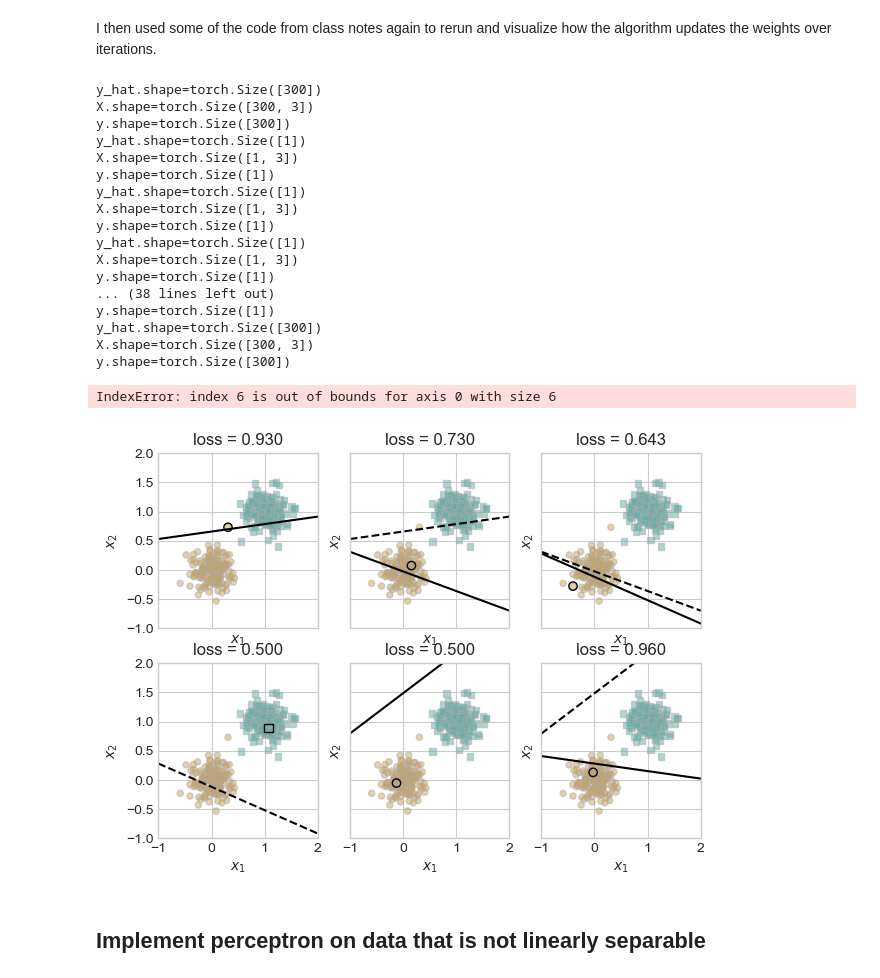
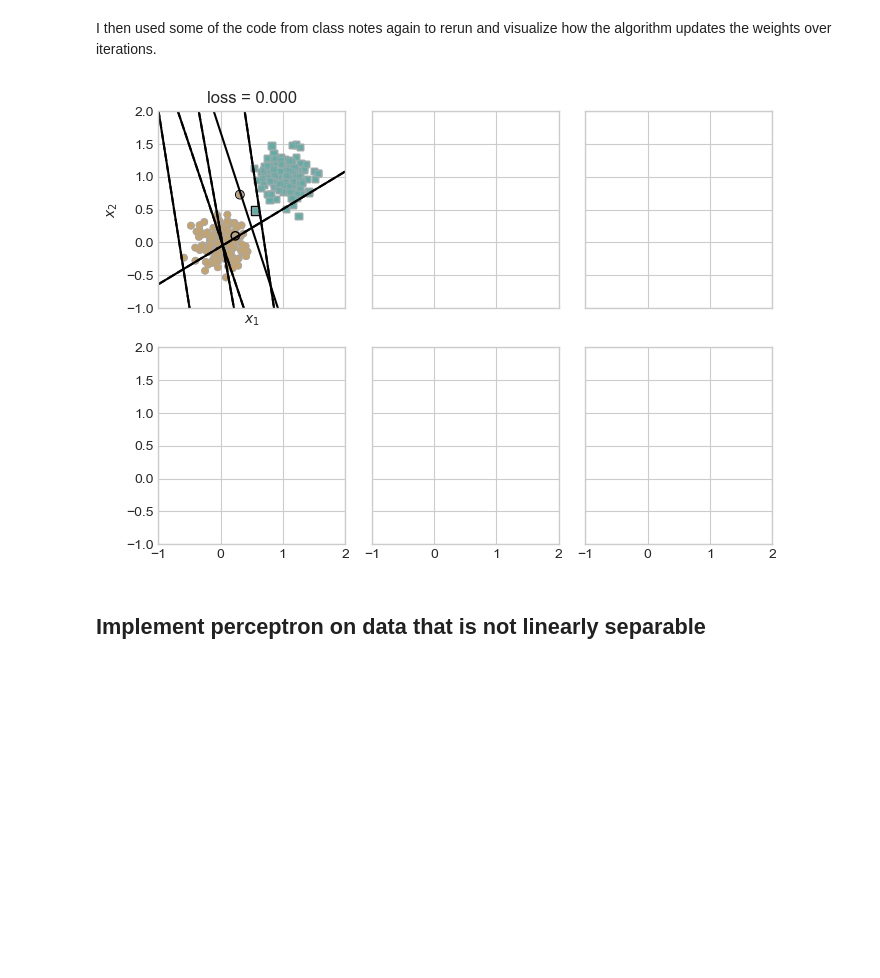
Before and after one commit to lfschweitzer/lfschweitzer.github.io, a Jupyter notebook: posts/post4/homework4.ipynb, the cells around one changed output. Saved outputs shown, nothing was run; the diff lists cells and outputs as text; code cells hidden in the pictures; blank space fills up the shorter version.

```diff
--- a/posts/post4/homework4.ipynb
+++ b/posts/post4/homework4.ipynb
@@ -139,6 +133,7 @@ def draw_line(w, x_min, x_max, ax, **kwargs):
     y = -(w_[0]*x + w_[2])/w_[1]
     l = ax.plot(x, y, **kwargs)
 # %%
+from perceptron import Perceptron, PerceptronOptimizer
 torch.manual_seed(1234567)
 
 # initialize a perceptron
@@ -158,54 +153,38 @@ loss = 1
 loss_vec = []
 
 while loss > 0:
     ax = axarr.ravel()[current_ax]
 
     # save the old value of w for plotting later
     old_w = torch.clone(p.w)
 
     # pick a random data point
     i = torch.randint(n, size = (1,))
     x_i = X[[i],:]
     y_i = y[i]
 
     # make an optimization step -- this is where the update actually happens
     # now p.w is the new value
     local_loss = opt.step(x_i, y_i)
 
     # if a change was made, plot the old and new decision boundaries
     # also add the new loss to loss_vec for plotting below
-    if local_loss > 0:
+    if (local_loss > 0):
         plot_perceptron_data(X, y, ax)
         draw_line(old_w, x_min = -1, x_max = 2, ax = ax, color = "black", linestyle = "dashed")
         loss = p.loss(X, y).item()
         loss_vec.append(loss)
         draw_line(p.w, x_min = -1, x_max = 2, ax = ax, color = "black")
         ax.scatter(X[i,0],X[i,1], color = "black", facecolors = "none", edgecolors = "black", marker = markers[marker_map[y[i].item()]])
         # draw_line(w, -10, 10, ax, color = "black")
         ax.set_title(f"loss = {loss:.3f}")
         ax.set(xlim = (-1, 2), ylim = (-1, 2))
-        current_ax += 1
+
+
+
 plt.tight_layout()
 # %% [output]
-y_hat.shape=torch.Size([300])
-X.shape=torch.Size([300, 3])
-y.shape=torch.Size([300])
-y_hat.shape=torch.Size([1])
-X.shape=torch.Size([1, 3])
-y.shape=torch.Size([1])
-y_hat.shape=torch.Size([1])
-X.shape=torch.Size([1, 3])
-y.shape=torch.Size([1])
-y_hat.shape=torch.Size([1])
-X.shape=torch.Size([1, 3])
-y.shape=torch.Size([1])
-... (38 lines left out)
-y.shape=torch.Size([1])
-y_hat.shape=torch.Size([300])
-X.shape=torch.Size([300, 3])
-y.shape=torch.Size([300])
-IndexError: index 6 is out of bounds for axis 0 with size 6
-[figure, old version]
+[figure, new version]
 # %% [markdown]
 ## Implement perceptron on data that is not linearly separable
 # %% [markdown]
```
Also changed, not shown: parts of 8 cells of this notebook, 1 other file.
